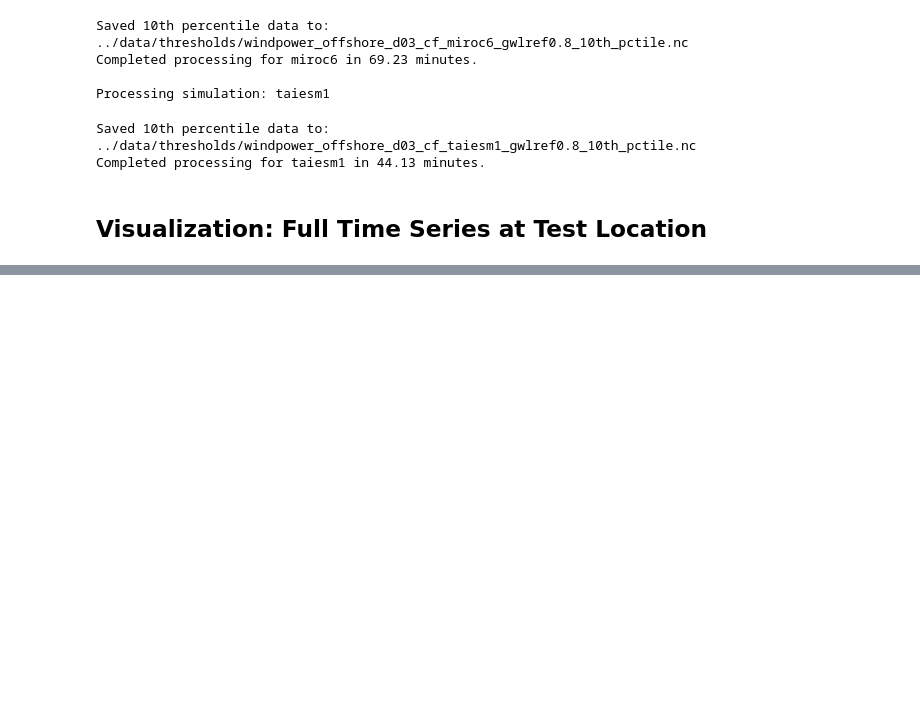
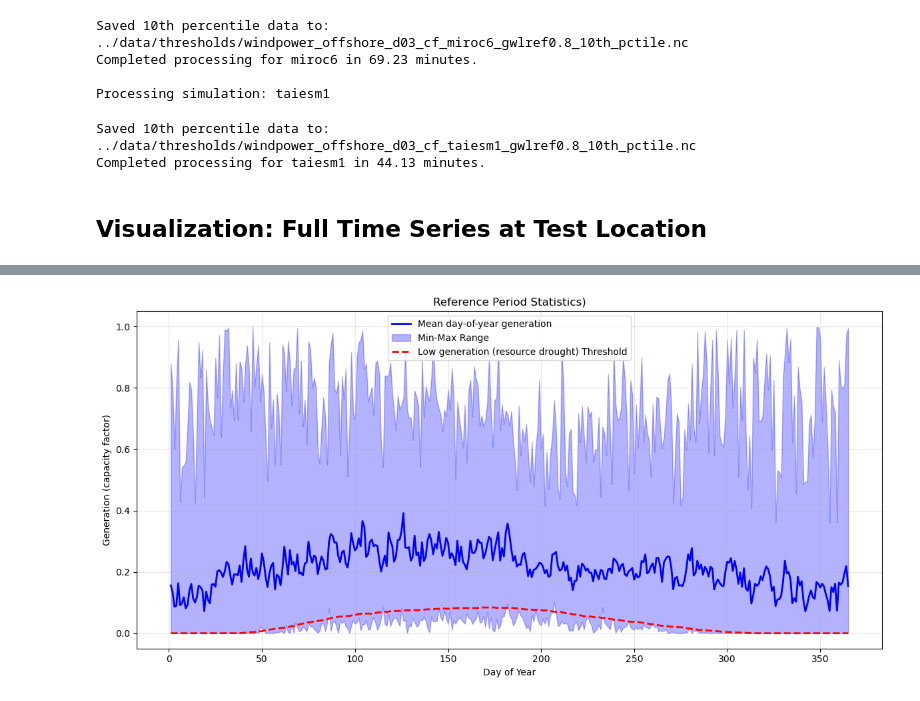
Before and after one commit to Eagle-Rock-Analytics/renewable-analysis, a Jupyter notebook: notebooks/identify_resource_droughts/step1_compute_drought_threshold.ipynb, the cells around one changed output, grey strips where cells are left out. Saved outputs shown, nothing was run; the diff lists cells and outputs as text; code cells hidden in the pictures; blank space fills up the shorter version.

Commit message:
Improve visuals for drought mask notebook

```diff
--- a/notebooks/identify_resource_droughts/step1_compute_drought_threshold.ipynb
+++ b/notebooks/identify_resource_droughts/step1_compute_drought_threshold.ipynb
@@ -109,4 +106,6 @@ test_ds = drought_ds
 # %% [markdown]
 ## Visualization: Full Time Series at Test Location
+# %%
+test_location = (150,150)
 # %%
 ren_ds = get_ren_data_concat('windpower', 'onshore', 'd02', 'cf', 'day', 'mpi-esm1-2-hr')
@@ -121,5 +119,3 @@ start_year, end_year = get_gwl_crossing_period(model, ensemble_member, reference
 
 # Extract reference periods
 ds_reference = ren_ds.sel(time=slice(f"{start_year}", f"{end_year}"))
-# %%
-window_size = 60
@@ -234,0 +122,31 @@ test_ds = xr.open_dataset("../../data/thresholds/windpower_onshore_d02_cf_mpi-es
+# %%
+ds_reference = ds_reference.rolling(time=window_size, center=True).mean()
+# %%
+# Extract day-of-year statistics
+ref_point = ds_reference.isel(x=test_location[0], y=test_location[1])
+doy_mean = ref_point.groupby('time.dayofyear').mean()
+doy_min = ref_point.groupby('time.dayofyear').min()
+doy_max = ref_point.groupby('time.dayofyear').max()
+
+# Create plot
+fig, ax = plt.subplots(figsize=(12, 6))
+
+# Plot mean line
+doy_mean.plot(ax=ax, label='Mean day-of-year generation', color='blue', linewidth=2)
+
+# Shade between min and max
+ax.fill_between(doy_mean.dayofyear, doy_min, doy_max,
+                alpha=0.3, color='blue', label='Min-Max Range')
+
+# Plot reference threshold
+test_ds.reference_gen.isel(x=test_location[0], y=test_location[1]).plot(ax=ax, label='Low generation (resource drought) Threshold',
+                                               color='red', linewidth=2, linestyle='--')
+
+ax.set_xlabel('Day of Year')
+ax.set_ylabel('Generation (capacity factor)')
+ax.set_title('Reference Period Statistics)')
+ax.legend(loc='best')
+ax.grid(True, alpha=0.3)
+plt.tight_layout()
+# %% [output]
+[figure, added]
```
Also changed, not shown: parts of 11 cells of this notebook.
